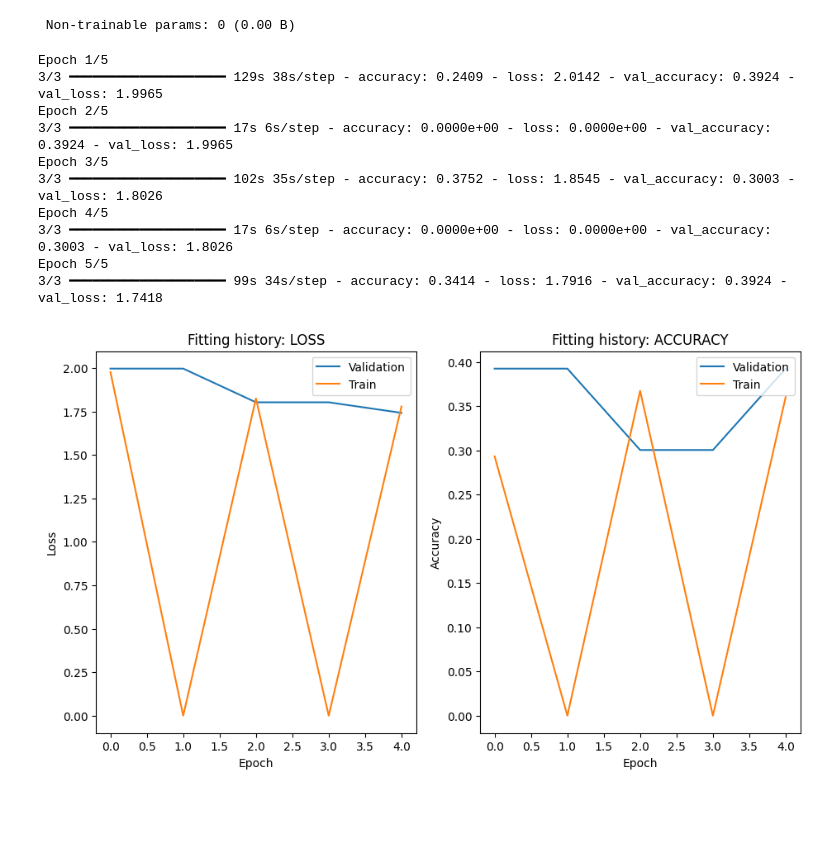
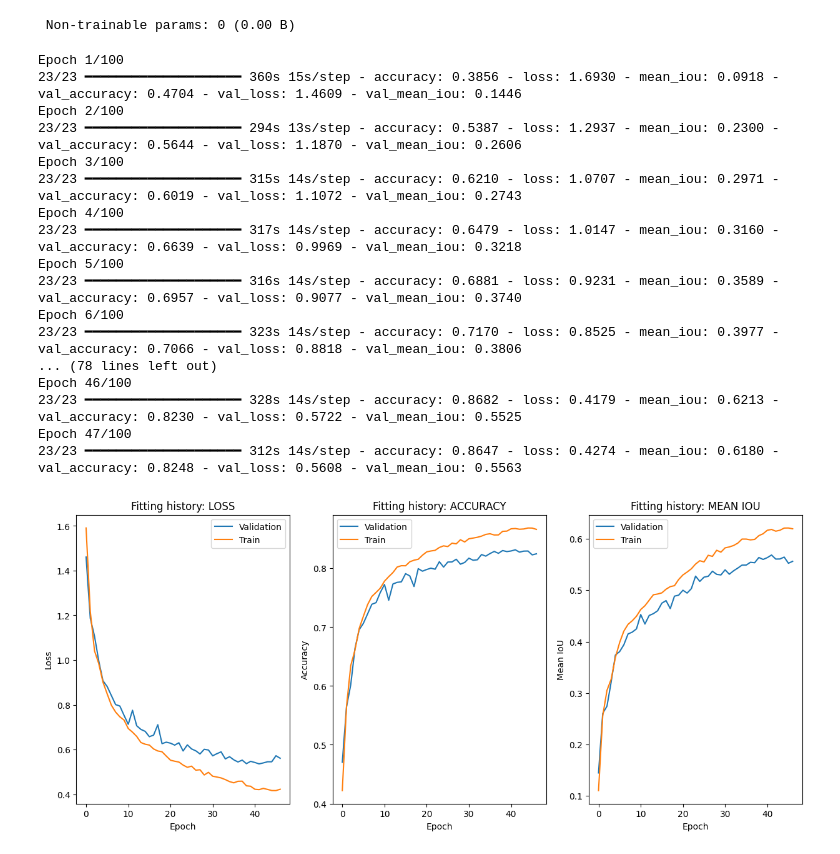
Before and after one commit to YANNBEN2310/DETECTION_RECOGNITION, a Jupyter notebook: dr_oph.ipynb, the cells around one changed output. Drawn from its saved outputs; the diff is of its cells as text; code cells hidden in the pictures; blank space fills up the shorter version.

Commit message:
Add datas and epochs

```diff
--- a/dr_oph.ipynb
+++ b/dr_oph.ipynb
@@ -209,6 +210,8 @@ def get_numpy_mask_from_image(mask_img):
 path = "C:/Users/Engasser Ophélie/Desktop/DR_Project/data_y/y_train_mask_stuttgart/stuttgart_000000_000019_gtFine_labelIds.png"
 # %%
 path = "C:/Users/Engasser Ophélie/Desktop/DR_Project/data_y/y_train_mask_stuttgart/stuttgart_000000_000019_gtFine_color.png"
+# %%
+path = "C:/Users/Engasser Ophélie/Desktop/DR_Project/data_y/y_test_mask_berlin/berlin_000000_000019_gtFine_labelIds.png"
 # %%
 image = Image.open(path)
 # %%
@@ -555,7 +582,7 @@ model = unet()
 # compiler le modèle
 model.compile(optimizer='adam',
               loss=tf.keras.losses.SparseCategoricalCrossentropy(),
-              metrics=['accuracy'])
+              metrics=['accuracy', UpdatedMeanIoU(num_classes=8, name = "mean_iou")])
 # %%
 model.summary()
 # %% [output]
@@ -581,52 +608,78 @@ Model: "functional_1"
  Trainable params: 1,863,304 (7.11 MB)
  Non-trainable params: 0 (0.00 B)
 # %%
+# paramètres
 TRAIN_LENGTH = len(train_images)
 BATCH_SIZE = 64
-BUFFER_SIZE = 1000 # nb d'éléments à garder en mémoire tampon lors du shuffle
+BUFFER_SIZE = 1000  # Nombre d'éléments à garder en mémoire tampon lors du shuffle
 STEPS_PER_EPOCH = TRAIN_LENGTH // BATCH_SIZE
+EPOCHS = 100
+VAL_SUBSPLITS = 5
+VALIDATION_STEPS = len(val_images) // BATCH_SIZE // VAL_SUBSPLITS
+
+# préparation des datasets
+train_dataset = tf.data.Dataset.from_tensor_slices((train_images, remapped_train_masks))
+train_dataset = train_dataset.cache().shuffle(BUFFER_SIZE).batch(BATCH_SIZE).repeat()
+
+val_dataset = tf.data.Dataset.from_tensor_slices((val_images, remapped_val_masks))
+val_dataset = val_dataset.batch(BATCH_SIZE)
 # %%
 from tensorflow.keras.callbacks import EarlyStopping
 
-EPOCHS = 5
+EPOCHS = 100
 VAL_SUBSPLITS = 5
 VALIDATION_STEPS = len(val_images)//BATCH_SIZE//VAL_SUBSPLITS
 
-model_history = model.fit(train_images, remapped_train_masks, epochs=EPOCHS,
+model_history = model.fit(train_dataset, epochs=EPOCHS,
                           steps_per_epoch=STEPS_PER_EPOCH,
-                          #validation_steps=VALIDATION_STEPS,
-                          validation_data=(val_images, remapped_val_masks),
+                          validation_steps=VALIDATION_STEPS,
+                          validation_data=val_dataset,
                           callbacks=[EarlyStopping(monitor='val_loss', patience=5, restore_best_weights=True)])
 # %% [output]
-Epoch 1/5
-3/3 ━━━━━━━━━━━━━━━━━━━━ 129s 38s/step - accuracy: 0.2409 - loss: 2.0142 - val_accuracy: 0.3924 - val_loss: 1.9965
-Epoch 2/5
-3/3 ━━━━━━━━━━━━━━━━━━━━ 17s 6s/step - accuracy: 0.0000e+00 - loss: 0.0000e+00 - val_accuracy: 0.3924 - val_loss: 1.9965
-Epoch 3/5
-3/3 ━━━━━━━━━━━━━━━━━━━━ 102s 35s/step - accuracy: 0.3752 - loss: 1.8545 - val_accuracy: 0.3003 - val_loss: 1.8026
-Epoch 4/5
-3/3 ━━━━━━━━━━━━━━━━━━━━ 17s 6s/step - accuracy: 0.0000e+00 - loss: 0.0000e+00 - val_accuracy: 0.3003 - val_loss: 1.8026
-Epoch 5/5
-3/3 ━━━━━━━━━━━━━━━━━━━━ 99s 34s/step - accuracy: 0.3414 - loss: 1.7916 - val_accuracy: 0.3924 - val_loss: 1.7418
+Epoch 1/100
+23/23 ━━━━━━━━━━━━━━━━━━━━ 360s 15s/step - accuracy: 0.3856 - loss: 1.6930 - mean_iou: 0.0918 - val_accuracy: 0.4704 - val_loss: 1.4609 - val_mean_iou: 0.1446
+Epoch 2/100
+23/23 ━━━━━━━━━━━━━━━━━━━━ 294s 13s/step - accuracy: 0.5387 - loss: 1.2937 - mean_iou: 0.2300 - val_accuracy: 0.5644 - val_loss: 1.1870 - val_mean_iou: 0.2606
+Epoch 3/100
+23/23 ━━━━━━━━━━━━━━━━━━━━ 315s 14s/step - accuracy: 0.6210 - loss: 1.0707 - mean_iou: 0.2971 - val_accuracy: 0.6019 - val_loss: 1.1072 - val_mean_iou: 0.2743
+Epoch 4/100
+23/23 ━━━━━━━━━━━━━━━━━━━━ 317s 14s/step - accuracy: 0.6479 - loss: 1.0147 - mean_iou: 0.3160 - val_accuracy: 0.6639 - val_loss: 0.9969 - val_mean_iou: 0.3218
+Epoch 5/100
+23/23 ━━━━━━━━━━━━━━━━━━━━ 316s 14s/step - accuracy: 0.6881 - loss: 0.9231 - mean_iou: 0.3589 - val_accuracy: 0.6957 - val_loss: 0.9077 - val_mean_iou: 0.3740
+Epoch 6/100
+23/23 ━━━━━━━━━━━━━━━━━━━━ 323s 14s/step - accuracy: 0.7170 - loss: 0.8525 - mean_iou: 0.3977 - val_accuracy: 0.7066 - val_loss: 0.8818 - val_mean_iou: 0.3806
+... (78 lines left out)
+Epoch 46/100
+23/23 ━━━━━━━━━━━━━━━━━━━━ 328s 14s/step - accuracy: 0.8682 - loss: 0.4179 - mean_iou: 0.6213 - val_accuracy: 0.8230 - val_loss: 0.5722 - val_mean_iou: 0.5525
+Epoch 47/100
+23/23 ━━━━━━━━━━━━━━━━━━━━ 312s 14s/step - accuracy: 0.8647 - loss: 0.4274 - mean_iou: 0.6180 - val_accuracy: 0.8248 - val_loss: 0.5608 - val_mean_iou: 0.5563
 # %%
-plt.figure(figsize=(11,6))
+plt.figure(figsize=(15,6))
 
-plt.subplot(1,2,1)
+plt.subplot(1,3,1)
 plt.plot(model_history.history['val_loss'])
 plt.plot(model_history.history['loss'])
 plt.title("Fitting history: LOSS")
 plt.ylabel('Loss')
 plt.xlabel('Epoch')
 plt.legend(['Validation', 'Train'], loc = 'upper right')
 
-plt.subplot(1,2,2)
+plt.subplot(1,3,2)
 plt.plot(model_history.history['val_accuracy'])
 plt.plot(model_history.history['accuracy'])
 plt.title("Fitting history: ACCURACY")
 plt.ylabel('Accuracy')
 plt.xlabel('Epoch')
-plt.legend(['Validation', 'Train'], loc = 'upper right')
+plt.legend(['Validation', 'Train'], loc = 'upper left')
+
+plt.subplot(1,3,3)
+plt.plot(model_history.history['val_mean_iou'])
+plt.plot(model_history.history['mean_iou'])
+plt.title("Fitting history: MEAN IOU")
+plt.ylabel('Mean IoU')
+plt.xlabel('Epoch')
+plt.legend(['Validation', 'Train'], loc = 'upper left')
 
 plt.show()
 # %% [output]
-[figure, old version]
+[figure, new version]
```
Also changed, not shown: parts of 23 cells of this notebook, 1 other file.
